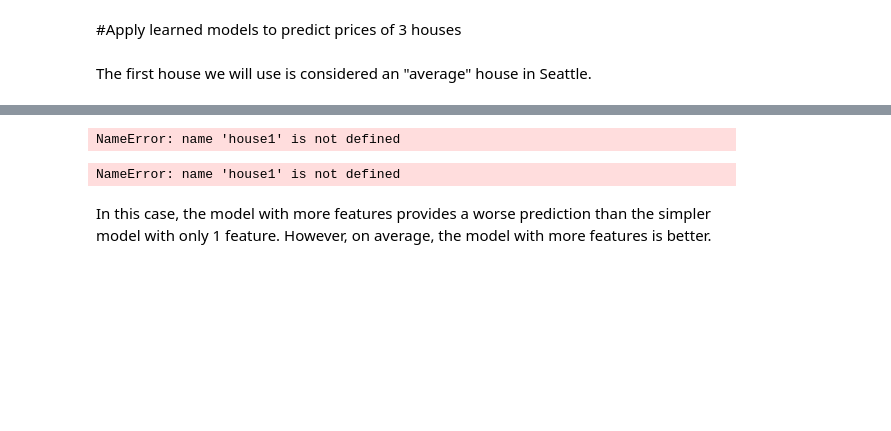
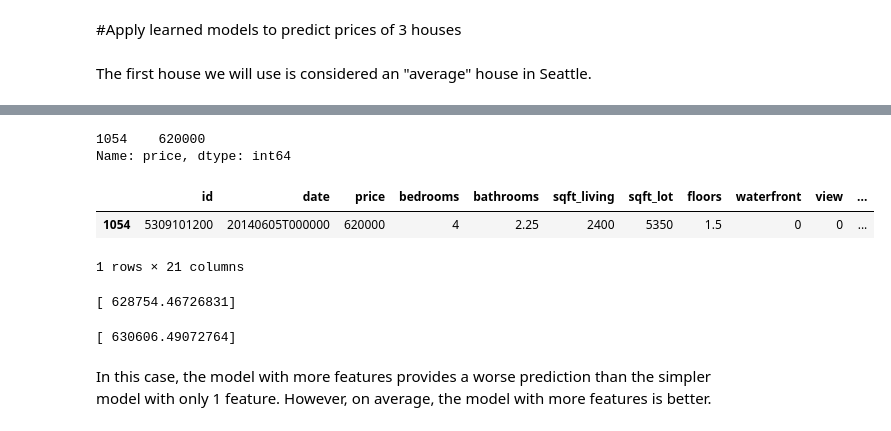
Before and after one commit to mukeshtiwari/Keywordextraction, a Jupyter notebook: mlfirstweek/predicting_house_prices.ipynb, the cells around one changed output, grey strips where cells are left out. Cells and saved outputs as stored; diff of their text form; code cells hidden in the pictures; blank space fills up the shorter version.

```diff
--- a/mlfirstweek/predicting_house_prices.ipynb
+++ b/mlfirstweek/predicting_house_prices.ipynb
@@ -165,4 +164,4 @@ The RMSE goes down from \$255,170 to \$179,508 with more features.
 # %% [markdown]
 The first house we will use is considered an "average" house in Seattle.
 # %%
-house1 = sales[sales['id']=='5309101200']
+house1 = sales[sales['id']==5309101200]
@@ -176,14 +175,21 @@ NameError: name 'house1' is not defined
 <img src="http://info.kingcounty.gov/Assessor/eRealProperty/MediaHandler.aspx?Media=2916871">
 # %%
 print house1['price']
+house1
 # %% [output]
-NameError: name 'house1' is not defined
+1054    620000
+Name: price, dtype: int64
+|  | id | date | price | bedrooms | bathrooms | sqft_living | sqft_lot | floors | waterfront | view | ... |
+| 1054 | 5309101200 | 20140605T000000 | 620000 | 4 | 2.25 | 2400 | 5350 | 1.5 | 0 | 0 | ... |
+1 rows × 21 columns
 # %%
-print sqft_model.predict(house1)
+print sqft_model.predict(np.array(house1[['sqft_living']]))
 # %% [output]
-NameError: name 'house1' is not defined
+[ 628754.46726831]
 # %%
-print my_features_model.predict(house1)
+print my_feature_model.predict(np.array(house1[my_features]))
+# %% [output]
+[ 630606.49072764]
 # %% [markdown]
 In this case, the model with more features provides a worse prediction than the simpler model with only 1 feature.  However, on average, the model with more features is better.
 # %% [markdown]
```
Also changed, not shown: parts of 17 cells of this notebook.
